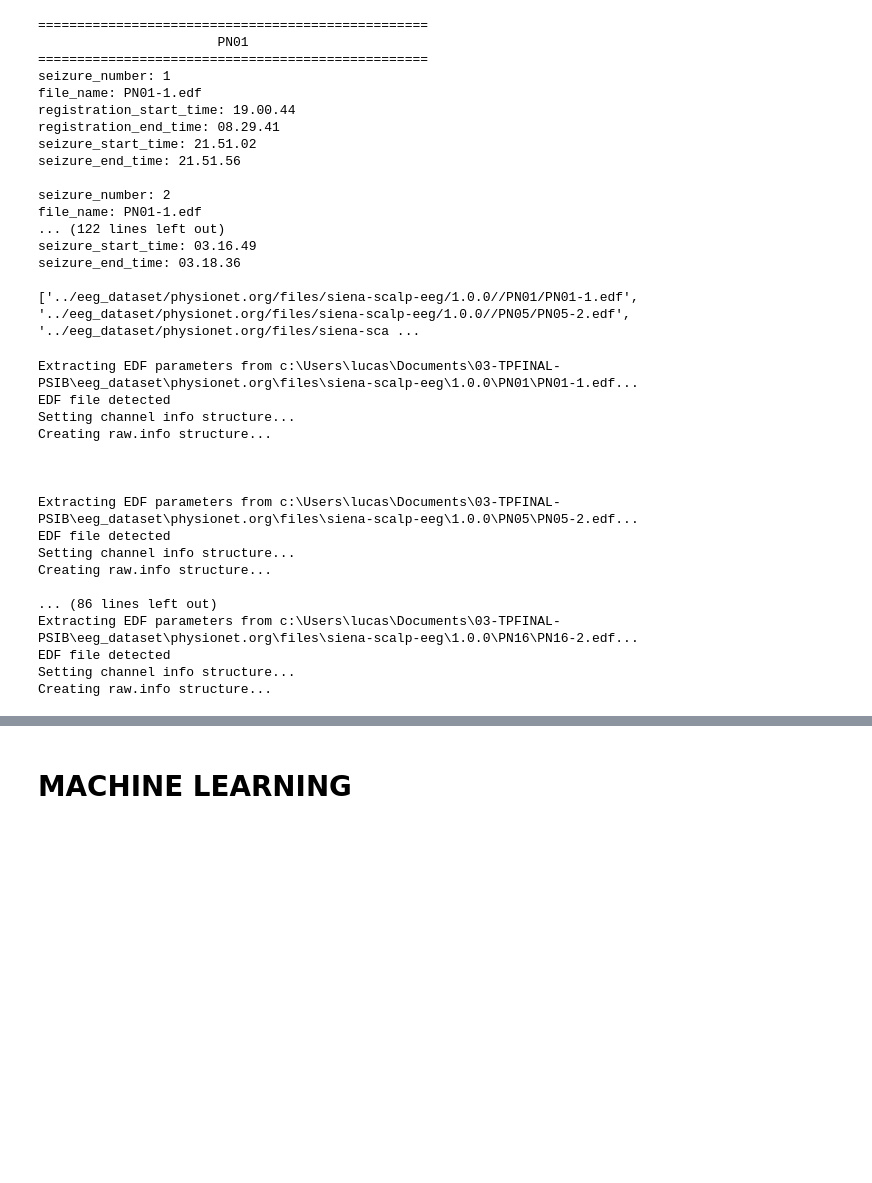
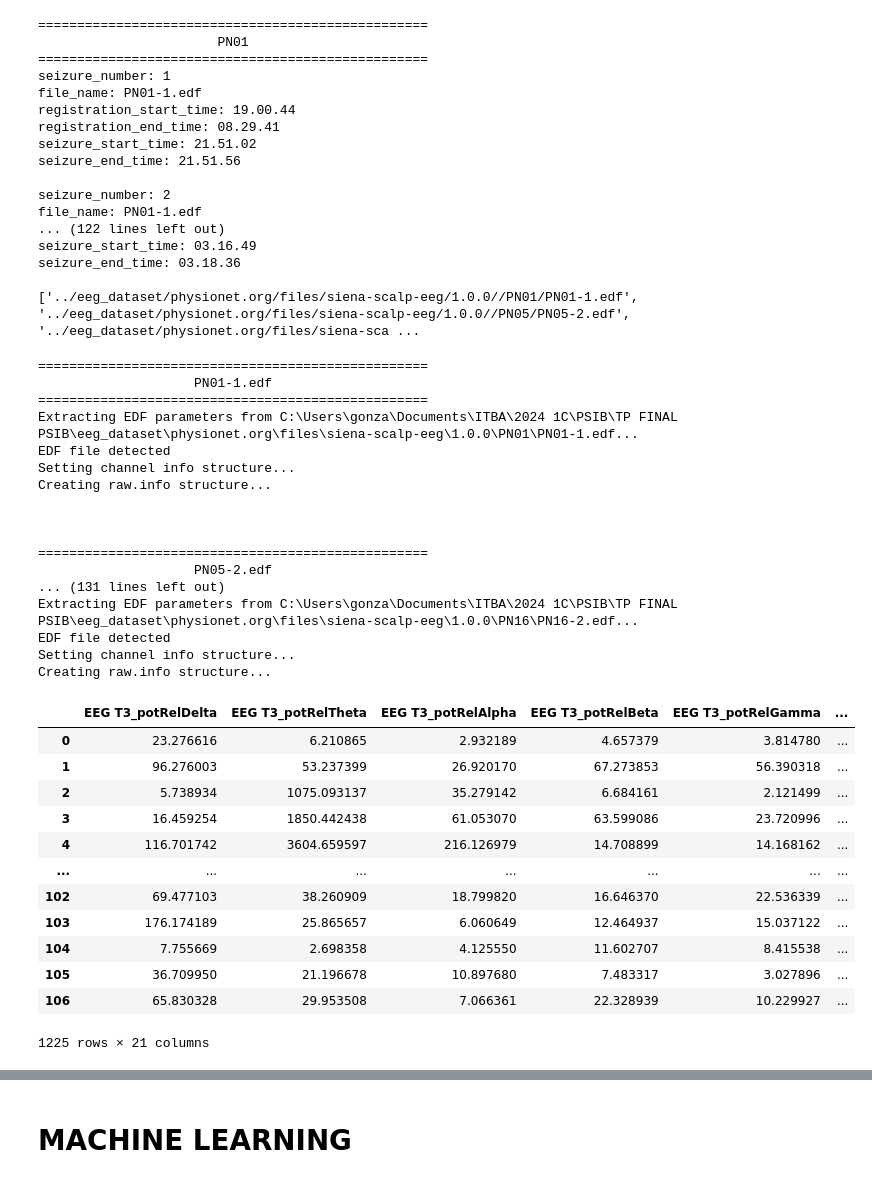
Before and after one commit to gonzagrau/epilepsy_detection, a Jupyter notebook: extract_features_all_lukitest.ipynb, the cells around one changed output, grey strips where cells are left out. Saved outputs shown, nothing was run; the diff lists cells and outputs as text; code cells hidden in the pictures; blank space fills up the shorter version.

```diff
--- a/extract_features_all_lukitest.ipynb
+++ b/extract_features_all_lukitest.ipynb
@@ -64,8 +64,8 @@ seizure_end_time: 03.18.36
 
 ['../eeg_dataset/physionet.org/files/siena-scalp-eeg/1.0.0//PN01/PN01-1.edf', '../eeg_dataset/physionet.org/files/siena-scalp-eeg/1.0.0//PN05/PN05-2.edf', '../eeg_dataset/physionet.org/files/siena-sca ...
 # %%
-channels = ['EEG T3', 'EEG T5', 'EEG F7', 'EEG F3', 'EEG C3', 'EEG P3']
-segments = []
+channels = ['EEG T3', 'EEG T5'] #, 'EEG F7', 'EEG F3', 'EEG C3', 'EEG P3']
+feature_vectors = []
 labels = []
 fs = None
 
@@ -74,53 +74,69 @@ with warnings.catch_warnings():
     for edf in edf_names:
         # Paso 1: duracion de señal y seizures
         name = edf.split('/')[-1]
+
+        print('='*50)
+        print(f"{name: ^50}")
+        print('='*50)
+
         this_seizure_events = [seiz for seiz in seizure_events if seiz["file_name"]==name]
-
         if len(this_seizure_events) == 0:
             print('nada en', name)
             continue
 
         ex_seiz = this_seizure_events[0]
         mtx_t_reg = np.array([ex_seiz['registration_start_time'], ex_seiz['registration_end_time']])
         arr_mtx_t_epi = get_seizure_array(this_seizure_events)
 
         # Paso 2: extraemos la señal
         raw = io.read_raw_edf(edf)
         print('\n\n')
         if fs is None:
             fs = raw.info['sfreq']
         raw_filt = raw.pick(channels)
         data_namefilt = raw_filt.get_data() * 1e6
 
-        # Paso 3: sacamos segmentos
+        # Paso 3: sacamos segmentos y features
+        new_seg_list, new_label = getMeData(data_namefilt,
+                                            mtx_t_reg,
+                                            arr_mtx_t_epi,
+                                            winlen=2,
+                                            proportion=0.5)
+        new_features = getMeFeatures(new_seg_list, channels, fs)
+        feature_vectors.append(new_features)
+        labels.append(new_label)
 
-        for i in range(len(channels)):
-            new_seg, new_label = getMeData(data_namefilt[i],
-                                        mtx_t_reg,
-                                        arr_mtx_t_epi,
-                                        winlen=2,
-                                        proportion=0.5)
-            segments.append(new_seg)
-            labels.append(new_label)
-
-
-segments_arr = np.concatenate(segments)
 labels_arr = np.concatenate(labels)
+df_fv = pd.concat(feature_vectors)
+df_fv
 # %% [output]
-Extracting EDF parameters from c:\Users\lucas\Documents\03-TPFINAL-PSIB\eeg_dataset\physionet.org\files\siena-scalp-eeg\1.0.0\PN01\PN01-1.edf...
+==================================================
+                    PN01-1.edf
+==================================================
+Extracting EDF parameters from C:\Users\gonza\Documents\ITBA\2024 1C\PSIB\TP FINAL PSIB\eeg_dataset\physionet.org\files\siena-scalp-eeg\1.0.0\PN01\PN01-1.edf...
 EDF file detected
 Setting channel info structure...
 Creating raw.info structure...
 
 
 
-Extracting EDF parameters from c:\Users\lucas\Documents\03-TPFINAL-PSIB\eeg_dataset\physionet.org\files\siena-scalp-eeg\1.0.0\PN05\PN05-2.edf...
+==================================================
+                    PN05-2.edf
+... (131 lines left out)
+Extracting EDF parameters from C:\Users\gonza\Documents\ITBA\2024 1C\PSIB\TP FINAL PSIB\eeg_dataset\physionet.org\files\siena-scalp-eeg\1.0.0\PN16\PN16-2.edf...
 EDF file detected
 Setting channel info structure...
 Creating raw.info structure...
-
-... (86 lines left out)
-Extracting EDF parameters from c:\Users\lucas\Documents\03-TPFINAL-PSIB\eeg_dataset\physionet.org\files\siena-scalp-eeg\1.0.0\PN16\PN16-2.edf...
-EDF file detected
-Setting channel info structure...
-Creating raw.info structure...
+|  | EEG T3_potRelDelta | EEG T3_potRelTheta | EEG T3_potRelAlpha | EEG T3_potRelBeta | EEG T3_potRelGamma | ... |
+| 0 | 23.276616 | 6.210865 | 2.932189 | 4.657379 | 3.814780 | ... |
+| 1 | 96.276003 | 53.237399 | 26.920170 | 67.273853 | 56.390318 | ... |
+| 2 | 5.738934 | 1075.093137 | 35.279142 | 6.684161 | 2.121499 | ... |
+| 3 | 16.459254 | 1850.442438 | 61.053070 | 63.599086 | 23.720996 | ... |
+| 4 | 116.701742 | 3604.659597 | 216.126979 | 14.708899 | 14.168162 | ... |
+| ... | ... | ... | ... | ... | ... | ... |
+| 102 | 69.477103 | 38.260909 | 18.799820 | 16.646370 | 22.536339 | ... |
+| 103 | 176.174189 | 25.865657 | 6.060649 | 12.464937 | 15.037122 | ... |
+| 104 | 7.755669 | 2.698358 | 4.125550 | 11.602707 | 8.415538 | ... |
+| 105 | 36.709950 | 21.196678 | 10.897680 | 7.483317 | 3.027896 | ... |
+| 106 | 65.830328 | 29.953508 | 7.066361 | 22.328939 | 10.229927 | ... |
+1225 rows × 21 columns
```
Also changed, not shown: parts of 13 cells of this notebook, 6 other files.
